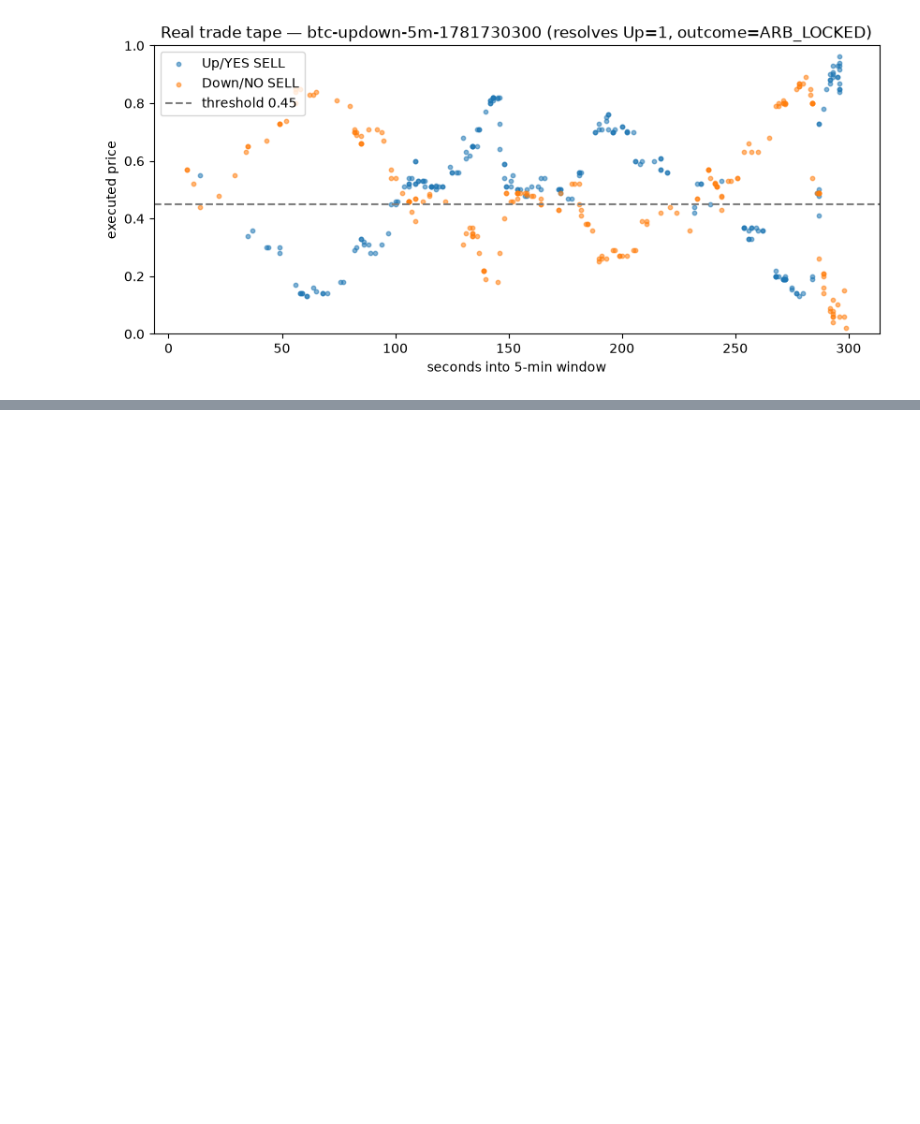
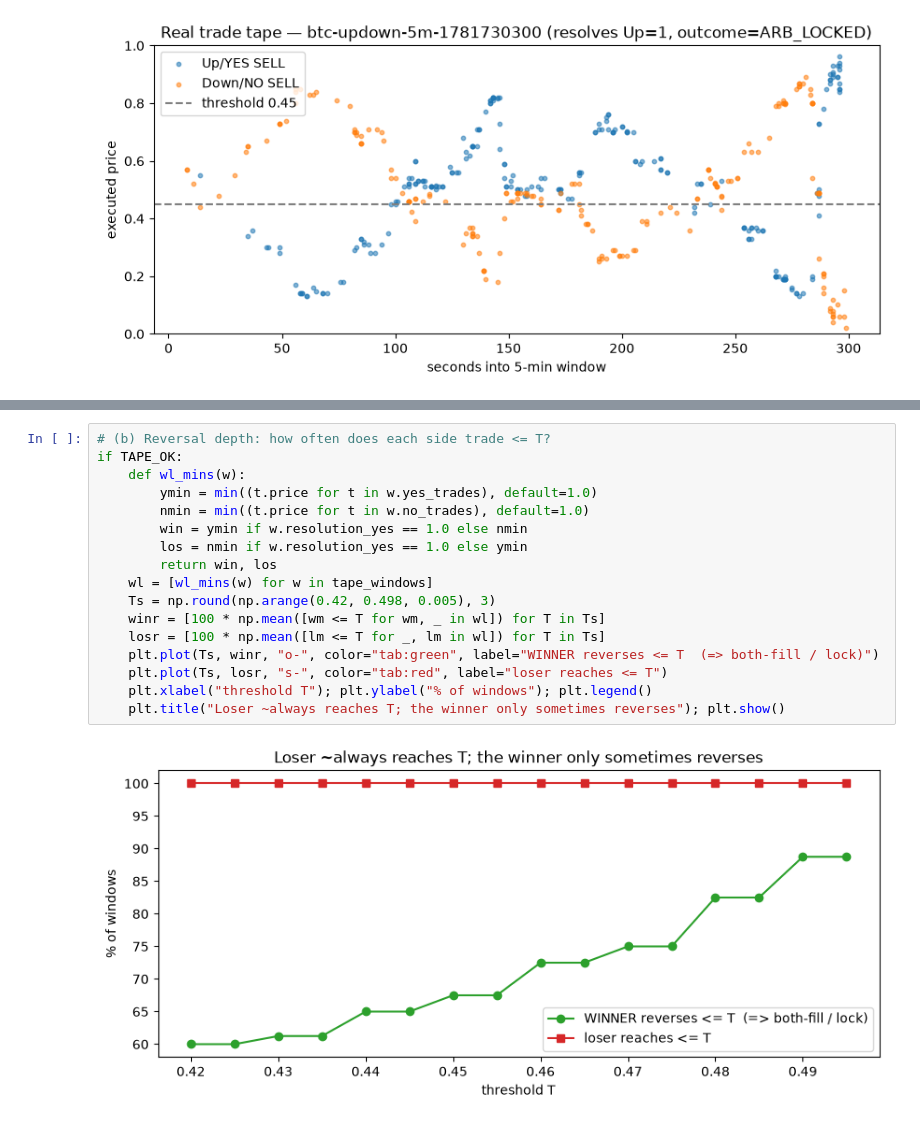
Before and after one commit to klaachkinggit/polymarket-5min, a Jupyter notebook: notebooks/polymarket_5min_arb.ipynb, the cells around one changed output, grey strips where cells are left out. Saved outputs shown, nothing was run; the diff lists cells and outputs as text; blank space fills up the shorter version.

```diff
--- a/notebooks/polymarket_5min_arb.ipynb
+++ b/notebooks/polymarket_5min_arb.ipynb
@@ -461,0 +465,19 @@ are validated against real resting depth rather than inferred from the trade tap
+# %%
+# (b) Reversal depth: how often does each side trade <= T?
+if TAPE_OK:
+    def wl_mins(w):
+        ymin = min((t.price for t in w.yes_trades), default=1.0)
+        nmin = min((t.price for t in w.no_trades), default=1.0)
+        win = ymin if w.resolution_yes == 1.0 else nmin
+        los = nmin if w.resolution_yes == 1.0 else ymin
+        return win, los
+    wl = [wl_mins(w) for w in tape_windows]
+    Ts = np.round(np.arange(0.42, 0.498, 0.005), 3)
+    winr = [100 * np.mean([wm <= T for wm, _ in wl]) for T in Ts]
+    losr = [100 * np.mean([lm <= T for _, lm in wl]) for T in Ts]
+    plt.plot(Ts, winr, "o-", color="tab:green", label="WINNER reverses <= T  (=> both-fill / lock)")
+    plt.plot(Ts, losr, "s-", color="tab:red", label="loser reaches <= T")
+    plt.xlabel("threshold T"); plt.ylabel("% of windows"); plt.legend()
+    plt.title("Loser ~always reaches T; the winner only sometimes reverses"); plt.show()
+# %% [output]
+[figure, added]
```
Also changed, not shown: parts of 16 cells of this notebook, 2 other files.
